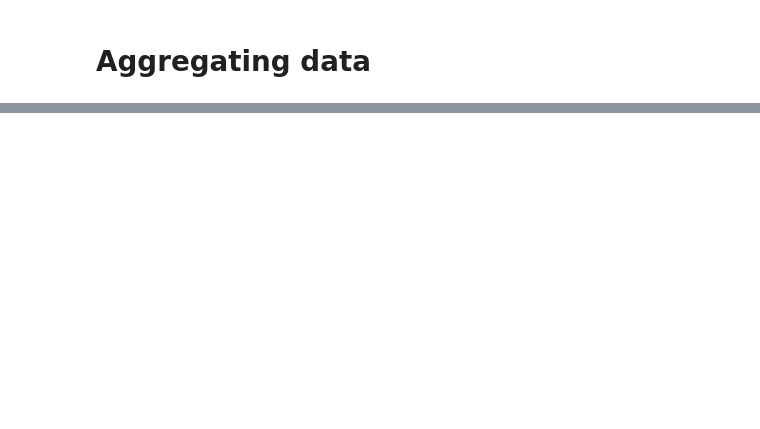
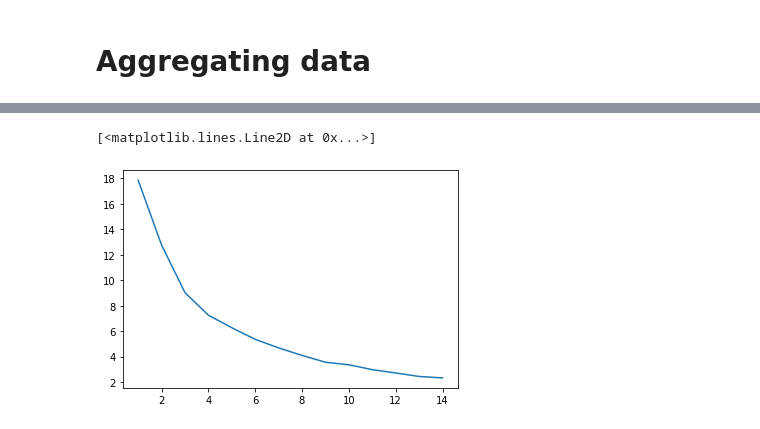
Before and after one commit to JZYoshi/AFDA, a Jupyter notebook: classification/Classification.ipynb, the cells around one changed output, grey strips where cells are left out. Drawn from its saved outputs; the diff is of its cells as text; code cells hidden in the pictures; blank space fills up the shorter version.

```diff
--- a/classification/Classification.ipynb
+++ b/classification/Classification.ipynb
@@ -108,0 +130,10 @@ print(groupes_cah)
+# %%
+# inertia curve to determine optimal number of clusters with elbow method
+inertias=[]
+for k in range(1,15):
+    kmeans = KMeans(n_clusters=k).fit(df_median_scaled)
+    inertias.append(kmeans.inertia_)
+plt.plot(range(1,15),inertias)
+# %% [output]
+[<matplotlib.lines.Line2D at 0x...>]
+[figure, added]
```
Also changed, not shown: parts of 21 cells of this notebook.
